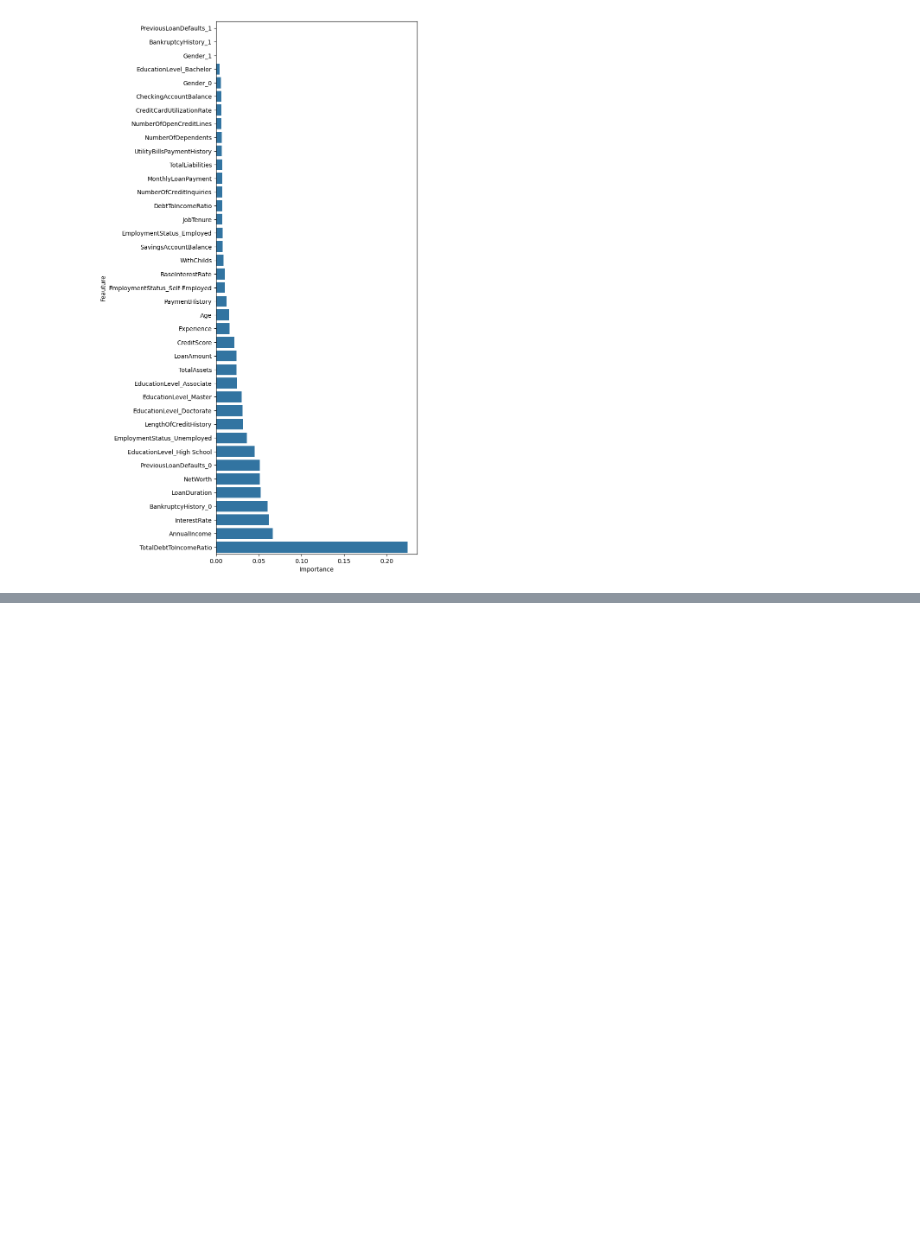
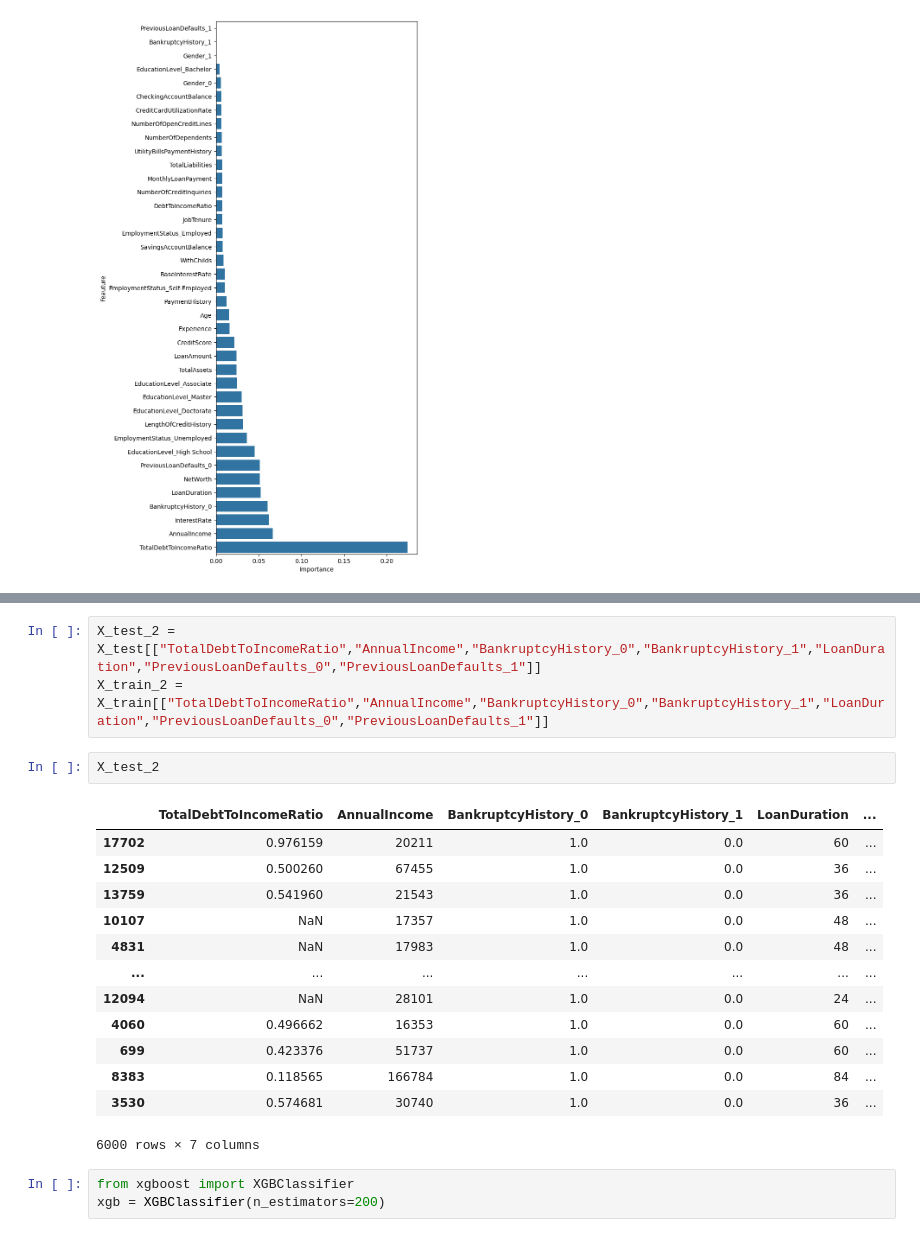
Before and after one commit to matisaffirio96/ProjectFinal_CH_DSII_MGS, a Jupyter notebook: modelClasification.ipynb, the cells around one changed output, grey strips where cells are left out. Drawn from its saved outputs; the diff is of its cells as text; blank space fills up the shorter version.

```diff
--- a/modelClasification.ipynb
+++ b/modelClasification.ipynb
@@ -240,0 +268,22 @@ plt.show()
+# %%
+X_test_2 = X_test[["TotalDebtToIncomeRatio","AnnualIncome","BankruptcyHistory_0","BankruptcyHistory_1","LoanDuration","PreviousLoanDefaults_0","PreviousLoanDefaults_1"]]
+X_train_2 = X_train[["TotalDebtToIncomeRatio","AnnualIncome","BankruptcyHistory_0","BankruptcyHistory_1","LoanDuration","PreviousLoanDefaults_0","PreviousLoanDefaults_1"]]
+# %%
+X_test_2
+# %% [output]
+|  | TotalDebtToIncomeRatio | AnnualIncome | BankruptcyHistory_0 | BankruptcyHistory_1 | LoanDuration | ... |
+| 17702 | 0.976159 | 20211 | 1.0 | 0.0 | 60 | ... |
+| 12509 | 0.500260 | 67455 | 1.0 | 0.0 | 36 | ... |
+| 13759 | 0.541960 | 21543 | 1.0 | 0.0 | 36 | ... |
+| 10107 | NaN | 17357 | 1.0 | 0.0 | 48 | ... |
+| 4831 | NaN | 17983 | 1.0 | 0.0 | 48 | ... |
+| ... | ... | ... | ... | ... | ... | ... |
+| 12094 | NaN | 28101 | 1.0 | 0.0 | 24 | ... |
+| 4060 | 0.496662 | 16353 | 1.0 | 0.0 | 60 | ... |
+| 699 | 0.423376 | 51737 | 1.0 | 0.0 | 60 | ... |
+| 8383 | 0.118565 | 166784 | 1.0 | 0.0 | 84 | ... |
+| 3530 | 0.574681 | 30740 | 1.0 | 0.0 | 36 | ... |
+6000 rows × 7 columns
+# %%
+from xgboost import XGBClassifier
+xgb = XGBClassifier(n_estimators=200)
```
Also changed, not shown: parts of 18 cells of this notebook, 2 other files.
